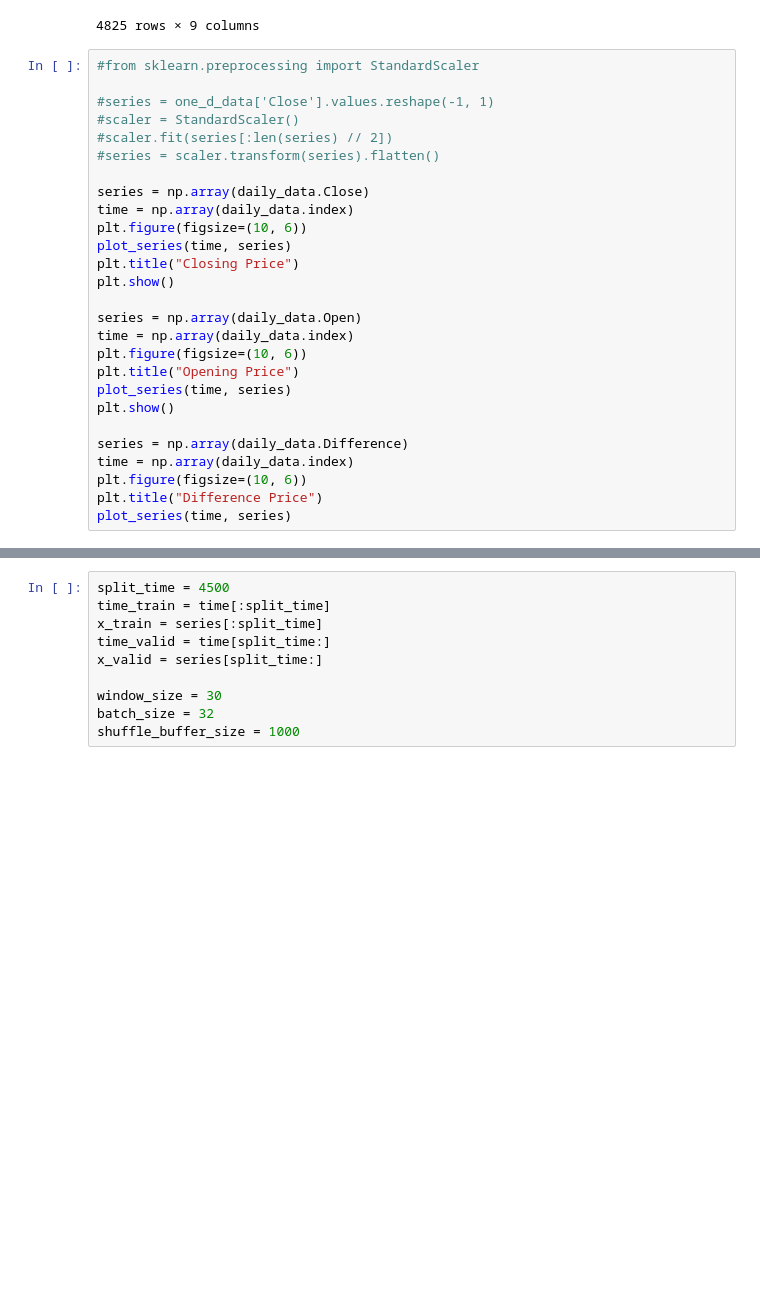
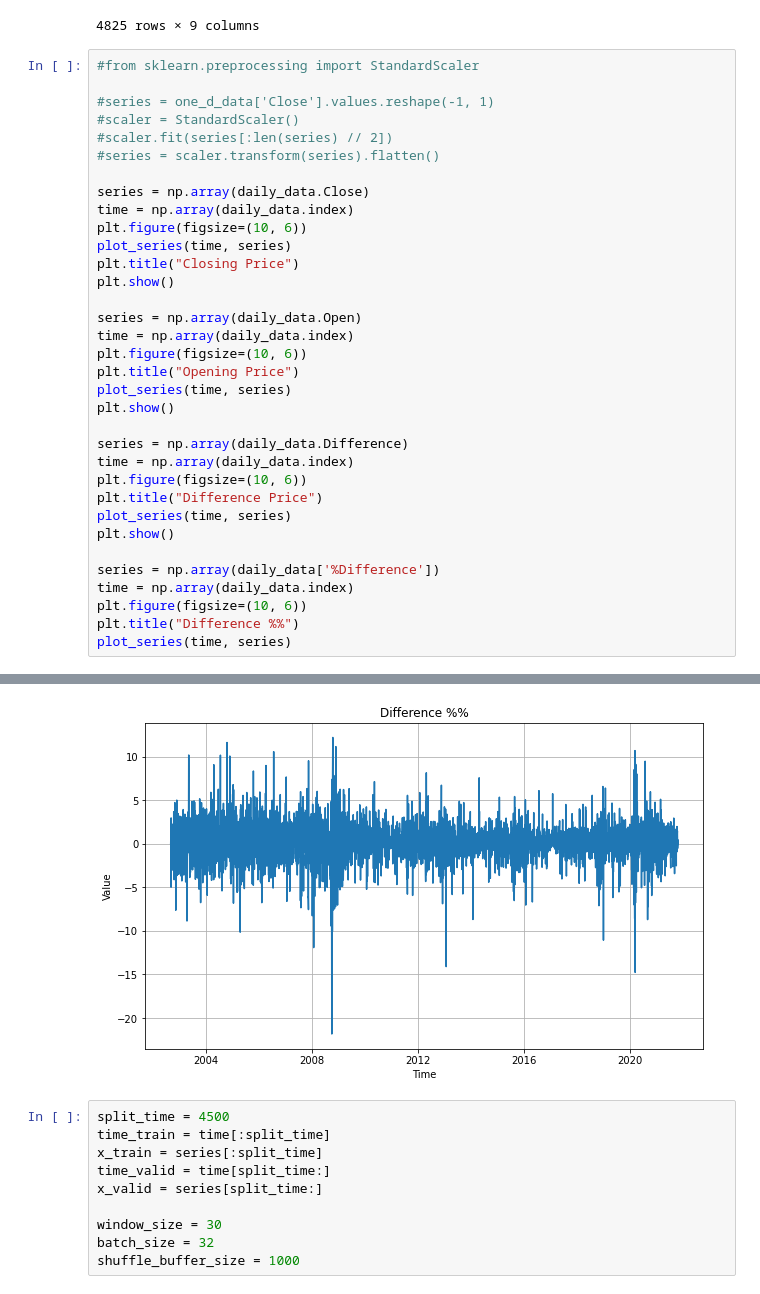
Before and after one commit to omidmno2/stockMarketPrediction_DL, a Jupyter notebook: AAPL_Test_Differences_Price_LSTM_CNC.ipynb, the cells around one changed output, grey strips where cells are left out. Drawn from its saved outputs; the diff is of its cells as text; blank space fills up the shorter version.

```diff
--- a/AAPL_Test_Differences_Price_LSTM_CNC.ipynb
+++ b/AAPL_Test_Differences_Price_LSTM_CNC.ipynb
@@ -62,33 +62,41 @@ daily_data
 #from sklearn.preprocessing import StandardScaler
 
 #series = one_d_data['Close'].values.reshape(-1, 1)
 #scaler = StandardScaler()
 #scaler.fit(series[:len(series) // 2])
 #series = scaler.transform(series).flatten()
 
 series = np.array(daily_data.Close)
 time = np.array(daily_data.index)
 plt.figure(figsize=(10, 6))
 plot_series(time, series)
 plt.title("Closing Price")
 plt.show()
 
 series = np.array(daily_data.Open)
 time = np.array(daily_data.index)
 plt.figure(figsize=(10, 6))
 plt.title("Opening Price")
 plot_series(time, series)
 plt.show()
 
 series = np.array(daily_data.Difference)
 time = np.array(daily_data.index)
 plt.figure(figsize=(10, 6))
 plt.title("Difference Price")
 plot_series(time, series)
+plt.show()
+
+series = np.array(daily_data['%Difference'])
+time = np.array(daily_data.index)
+plt.figure(figsize=(10, 6))
+plt.title("Difference %%")
+plot_series(time, series)
 # %% [output]
 [figure]
 [figure]
 [figure]
+[figure, added]
 # %%
 split_time = 4500
 time_train = time[:split_time]
```
Also changed, not shown: parts of 4 cells of this notebook.
